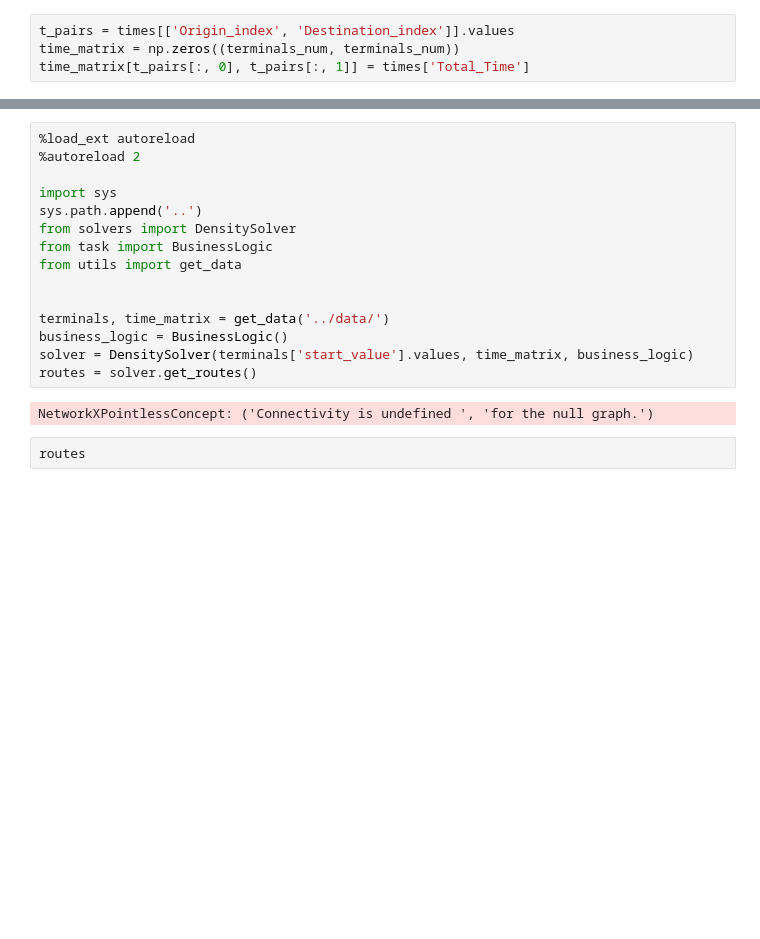
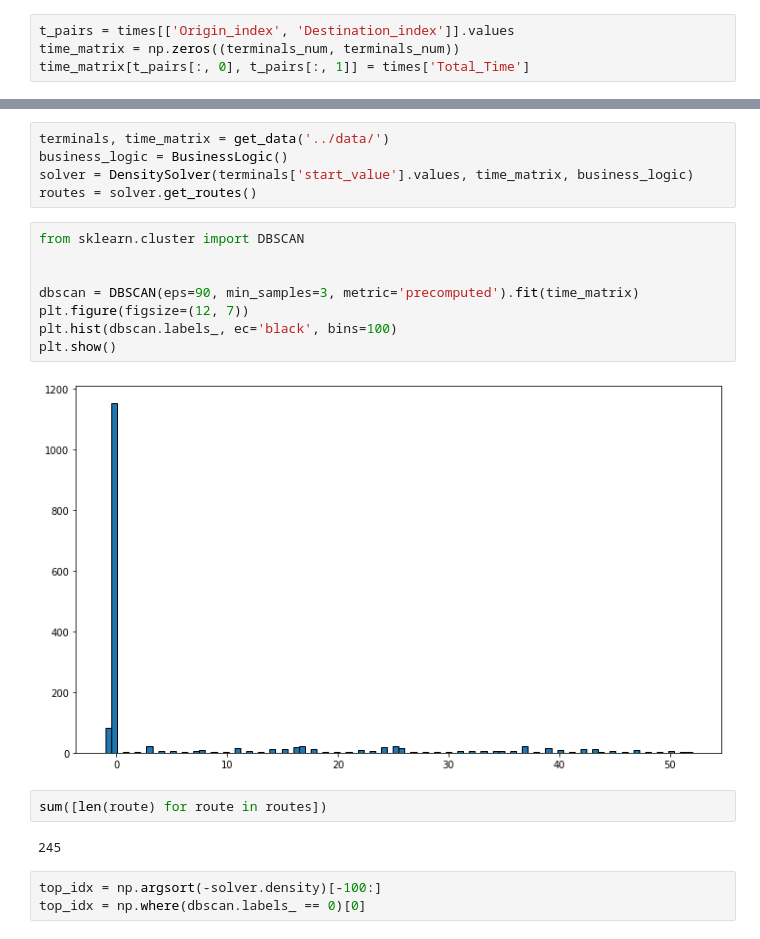
Before and after one commit to black-boomerang/armored-truck-routes, a Jupyter notebook: analysis/data_analysis.ipynb, the cells around one changed output, grey strips where cells are left out. Cells and saved outputs as stored; diff of their text form; blank space fills up the shorter version.

```diff
--- a/analysis/data_analysis.ipynb
+++ b/analysis/data_analysis.ipynb
@@ -119,19 +131,22 @@ time_matrix[t_pairs[:, 0], t_pairs[:, 1]] = times['Total_Time']
 # %%
-%load_ext autoreload
-%autoreload 2
-
-import sys
-sys.path.append('..')
-from solvers import DensitySolver
-from task import BusinessLogic
-from utils import get_data
-
-
 terminals, time_matrix = get_data('../data/')
 business_logic = BusinessLogic()
 solver = DensitySolver(terminals['start_value'].values, time_matrix, business_logic)
 routes = solver.get_routes()
-# %% [output]
-NetworkXPointlessConcept: ('Connectivity is undefined ', 'for the null graph.')
+# %%
+from sklearn.cluster import DBSCAN
+
+
+dbscan = DBSCAN(eps=90, min_samples=3, metric='precomputed').fit(time_matrix)
+plt.figure(figsize=(12, 7))
+plt.hist(dbscan.labels_, ec='black', bins=100)
+plt.show()
+# %% [output]
+[figure, added]
 # %%
-routes
+sum([len(route) for route in routes])
+# %% [output]
+245
+# %%
+top_idx = np.argsort(-solver.density)[-100:]
+top_idx = np.where(dbscan.labels_ == 0)[0]
```
Also changed, not shown: parts of 2 cells of this notebook, 1 other file.
